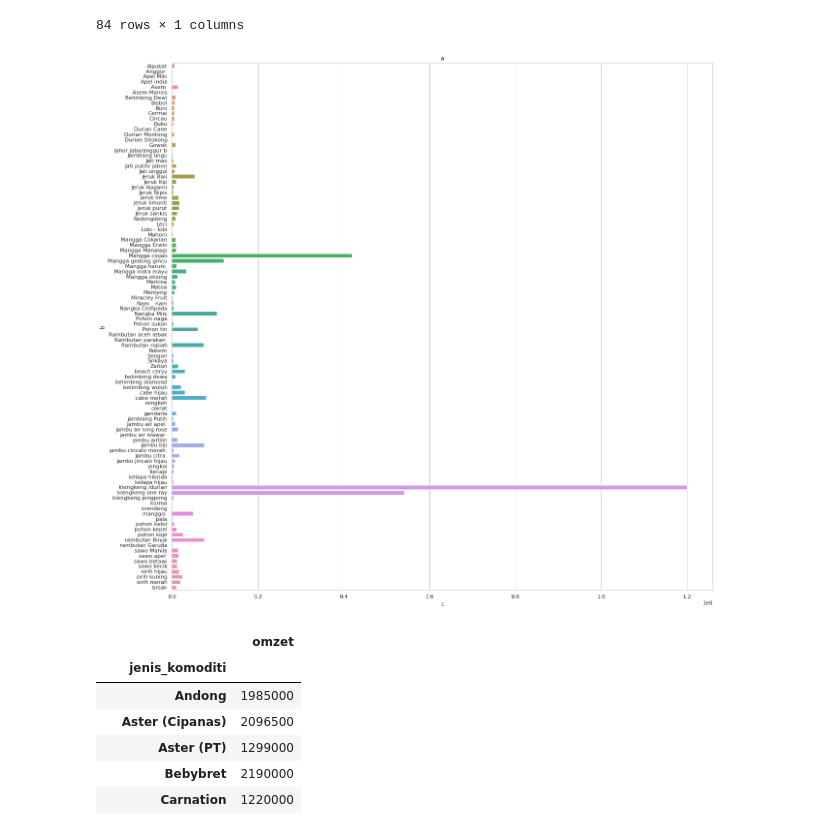
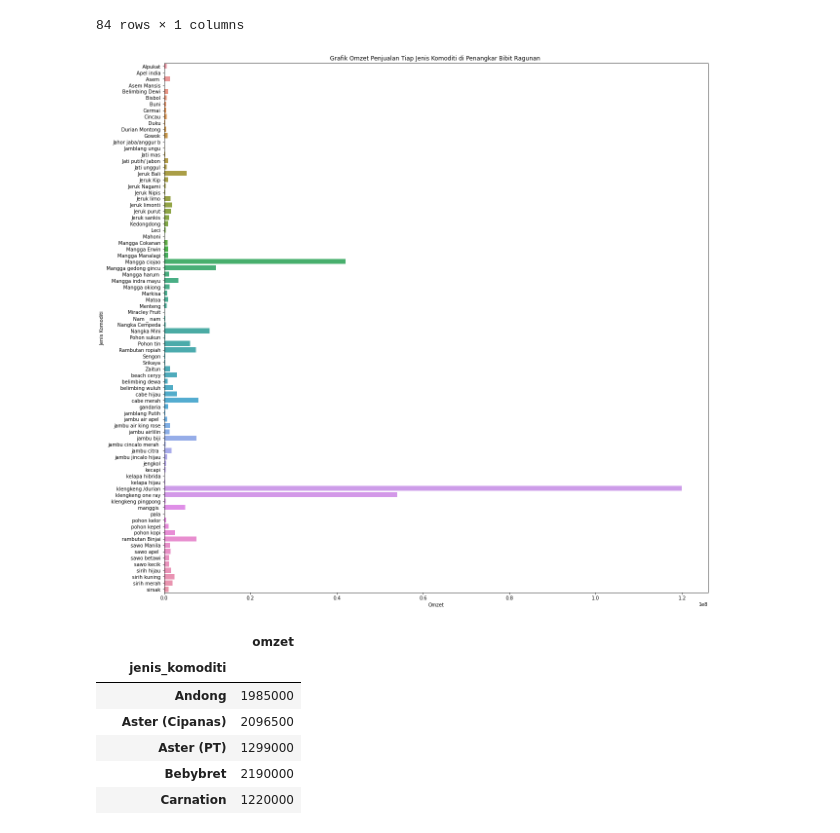
Before and after one commit to bayuryunarko/Data-visualization, a Jupyter notebook: VD_Pemasaran_Bunga_Jakarta.ipynb, the cells around one changed output. Saved outputs shown, nothing was run; the diff lists cells and outputs as text; code cells hidden in the pictures.

```diff
--- a/VD_Pemasaran_Bunga_Jakarta.ipynb
+++ b/VD_Pemasaran_Bunga_Jakarta.ipynb
@@ -363,16 +361,17 @@ Ragunan
 | sirsak | 1080000 |
 84 rows × 1 columns
 # %%
+# Menampilkan Grafik omzet penjualan tiap jenis komoditi di Penangkar Bibit Ragunan
+
 f, ax = plt.subplots(figsize=(20, 20))
 
-# Plot the total crashes
 sns.set_color_codes("pastel")
 
 sns.barplot(x=Ragunan['omzet'], y=Ragunan.index, data=Ragunan)
-ax.set_title('a')
-ax.set_ylabel('b')
-ax.set_xlabel('c')
+ax.set_title('Grafik Omzet Penjualan Tiap Jenis Komoditi di Penangkar Bibit Ragunan ')
+ax.set_ylabel('Jenis Komoditi')
+ax.set_xlabel('Omzet')
 plt.show()
 # %% [output]
-[figure, old version]
+[figure, new version]
 # %%
```
Also changed, not shown: parts of 14 cells of this notebook.
